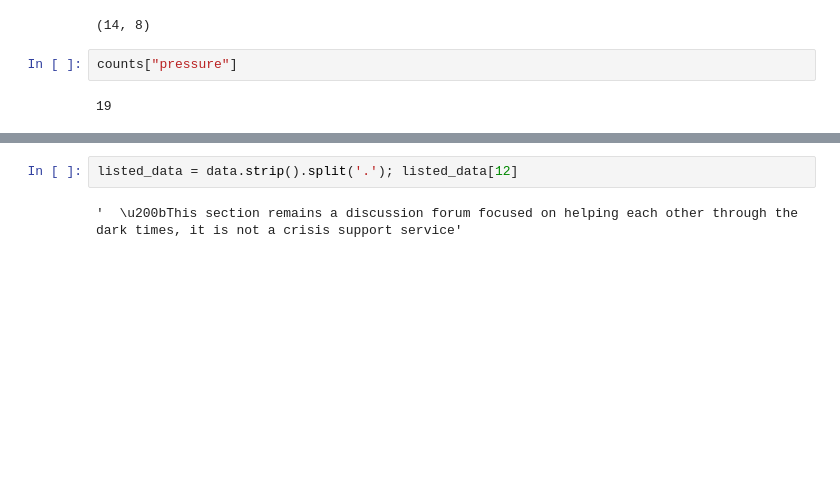
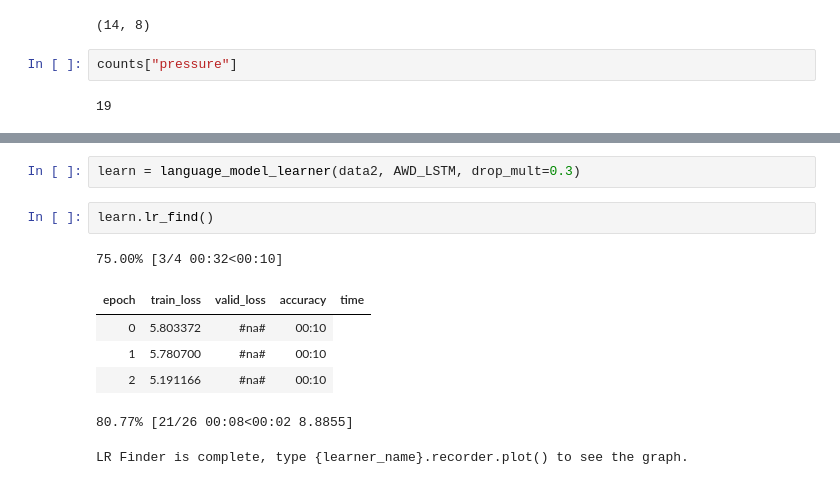
Before and after one commit to Classical-machine-learning/mentalHealthAnalysis, a Jupyter notebook: explore_beyondblue.ipynb, the cells around one changed output, grey strips where cells are left out. Cells and saved outputs as stored; diff of their text form; blank space fills up the shorter version.

```diff
--- a/explore_beyondblue.ipynb
+++ b/explore_beyondblue.ipynb
@@ -413,4 +458,12 @@ data2[10]
-# %%
-listed_data = data.strip().split('.'); listed_data[12]
-# %% [output]
-'  \u200bThis section remains a discussion forum focused on helping each other through the dark times, it is not a crisis support service'
+# %%
+learn = language_model_learner(data2, AWD_LSTM, drop_mult=0.3)
+# %%
+learn.lr_find()
+# %% [output]
+75.00% [3/4 00:32<00:10]
+| epoch | train_loss | valid_loss | accuracy | time |
+| 0 | 5.803372 | #na# | 00:10 |
+| 1 | 5.780700 | #na# | 00:10 |
+| 2 | 5.191166 | #na# | 00:10 |
+80.77% [21/26 00:08<00:02 8.8855]
+LR Finder is complete, type {learner_name}.recorder.plot() to see the graph.
```
Also changed, not shown: parts of 41 cells of this notebook, 1 other file.
